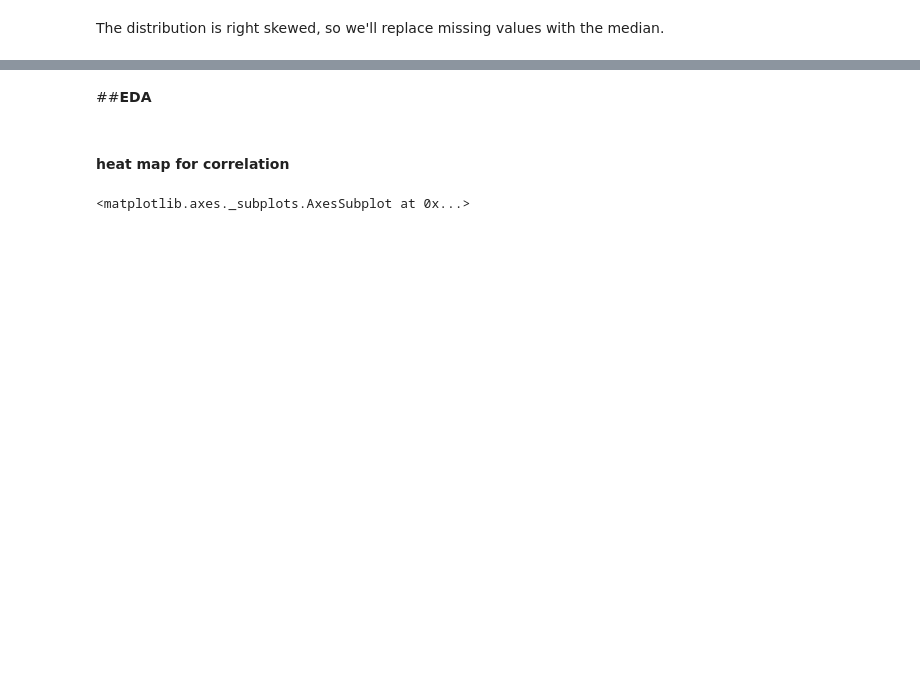
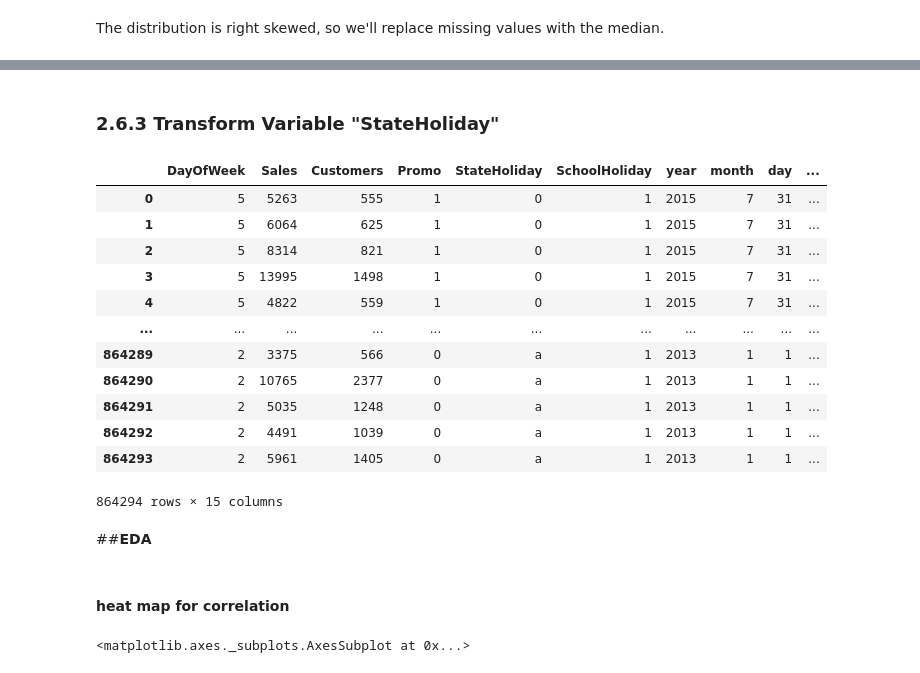
Before and after one commit to amalmon/RETAIL-SALES-PREDICTION, a Jupyter notebook: AMAL_Rossmann_Sales_Prediction_Capstone_Project.ipynb, the cells around one changed output, grey strips where cells are left out. Saved outputs shown, nothing was run; the diff lists cells and outputs as text; code cells hidden in the pictures; blank space fills up the shorter version.

```diff
--- a/AMAL_Rossmann_Sales_Prediction_Capstone_Project.ipynb
+++ b/AMAL_Rossmann_Sales_Prediction_Capstone_Project.ipynb
@@ -582,0 +309,2 @@ final_df.loc[final_df['Promo2_since']<0,'Promo2_since']=0
+# %% [markdown]
+### **2.6.3 Transform Variable "StateHoliday"**
@@ -583,3 +317,19 @@ final_df.loc[final_df['Promo2_since']<0,'Promo2_since']=0
+# %%
+df
+# %% [output]
+|  | DayOfWeek | Sales | Customers | Promo | StateHoliday | SchoolHoliday | year | month | day | ... |
+| 0 | 5 | 5263 | 555 | 1 | 0 | 1 | 2015 | 7 | 31 | ... |
+| 1 | 5 | 6064 | 625 | 1 | 0 | 1 | 2015 | 7 | 31 | ... |
+| 2 | 5 | 8314 | 821 | 1 | 0 | 1 | 2015 | 7 | 31 | ... |
+| 3 | 5 | 13995 | 1498 | 1 | 0 | 1 | 2015 | 7 | 31 | ... |
+| 4 | 5 | 4822 | 559 | 1 | 0 | 1 | 2015 | 7 | 31 | ... |
+| ... | ... | ... | ... | ... | ... | ... | ... | ... | ... | ... |
+| 864289 | 2 | 3375 | 566 | 0 | a | 1 | 2013 | 1 | 1 | ... |
+| 864290 | 2 | 10765 | 2377 | 0 | a | 1 | 2013 | 1 | 1 | ... |
+| 864291 | 2 | 5035 | 1248 | 0 | a | 1 | 2013 | 1 | 1 | ... |
+| 864292 | 2 | 4491 | 1039 | 0 | a | 1 | 2013 | 1 | 1 | ... |
+| 864293 | 2 | 5961 | 1405 | 0 | a | 1 | 2013 | 1 | 1 | ... |
+864294 rows × 15 columns
 # %% [markdown]
 ##**EDA**
 # %% [markdown]
```
Also changed, not shown: parts of 165 cells of this notebook.
